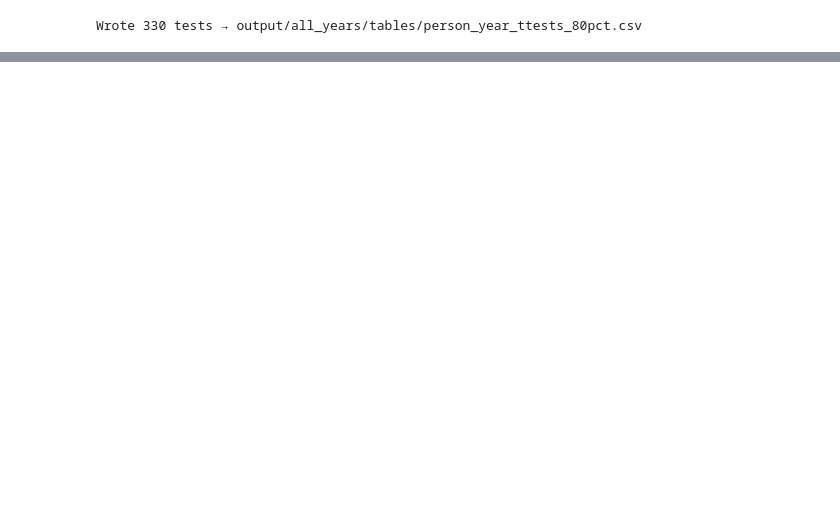
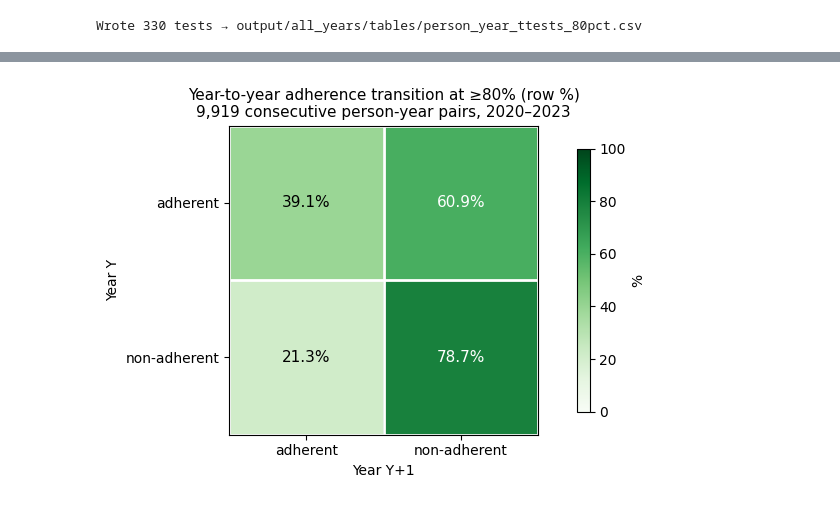
Before and after one commit to FrianaEngineer/Medical-Adherence, a Jupyter notebook: Notebooks/MEPS/medical_80%_adherence_insights.ipynb, the cells around one changed output, grey strips where cells are left out. Drawn from its saved outputs; the diff is of its cells as text; code cells hidden in the pictures; blank space fills up the shorter version.

```diff
--- a/Notebooks/MEPS/medical_80%_adherence_insights.ipynb
+++ b/Notebooks/MEPS/medical_80%_adherence_insights.ipynb
@@ -840,0 +1074,40 @@ Wrote 330 tests → output/all_years/tables/person_year_ttests_80pct.csv
+# %%
+# Heatmap of the transition matrix, same layout as the 60% dashboard view.
+import matplotlib.pyplot as plt
+
+fig, ax = plt.subplots(figsize=(8, 4.2))
+im = ax.imshow(row_pct.values, cmap="Greens", vmin=0, vmax=100)
+
+ax.set_xticks(range(len(STATES)), STATES)
+ax.set_yticks(range(len(STATES)), STATES)
+ax.set_xlabel("Year Y+1")
+ax.set_ylabel("Year Y")
+ax.set_title(
+    f"Year-to-year adherence transition at ≥{ADH_THRESHOLD}% (row %)\n"
+    f"{len(pairs):,} consecutive person-year pairs, 2020–2023",
+    fontsize=11,
+)
+
+for i in range(len(STATES)):
+    for j in range(len(STATES)):
+        value = row_pct.values[i, j]
+        ax.text(
+            j,
+            i,
+            f"{value:.1f}%",
+            ha="center",
+            va="center",
+            color="white" if value > 55 else "black",
+            fontsize=11,
+        )
+
+ax.set_xticks(np.arange(-0.5, len(STATES), 1), minor=True)
+ax.set_yticks(np.arange(-0.5, len(STATES), 1), minor=True)
+ax.grid(which="minor", color="white", linewidth=2)
+ax.tick_params(which="minor", length=0)
+
+fig.colorbar(im, ax=ax, label="%", shrink=0.85)
+plt.tight_layout()
+plt.show()
+# %% [output]
+[figure, added]
```
Also changed, not shown: parts of 9 cells of this notebook, 4 other files.
